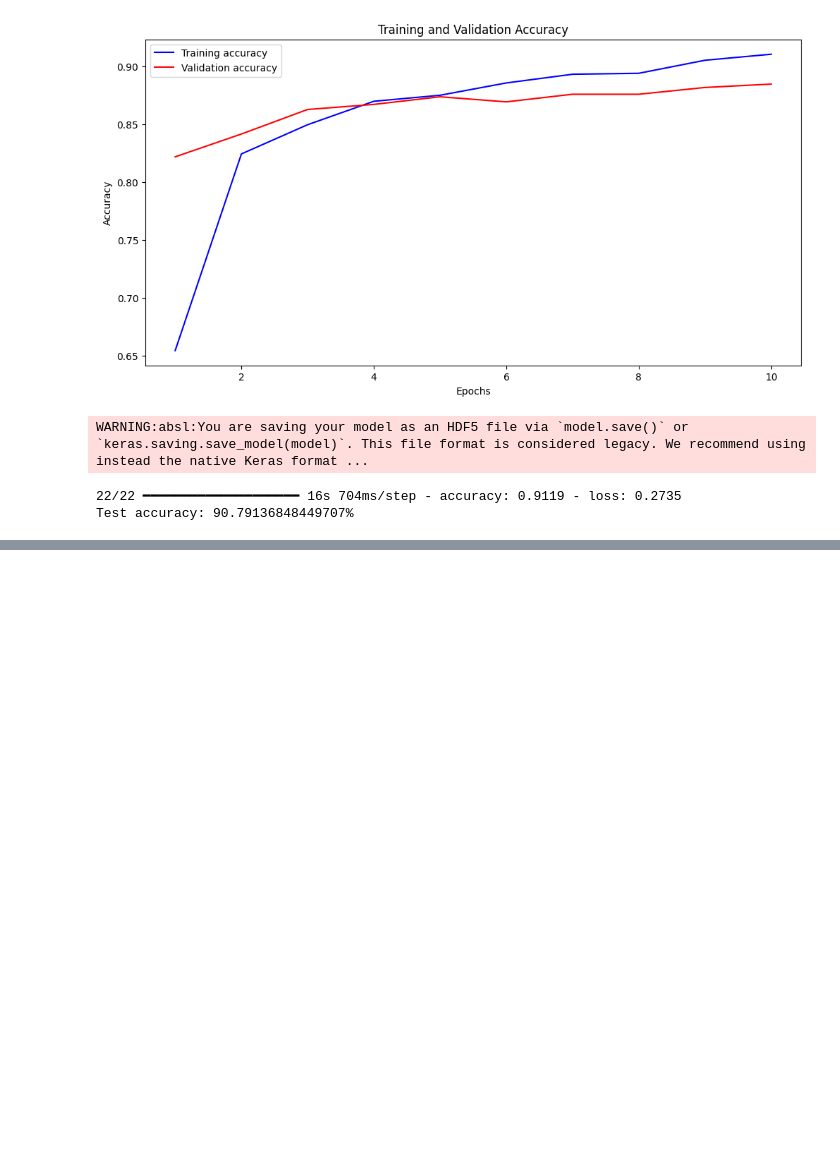
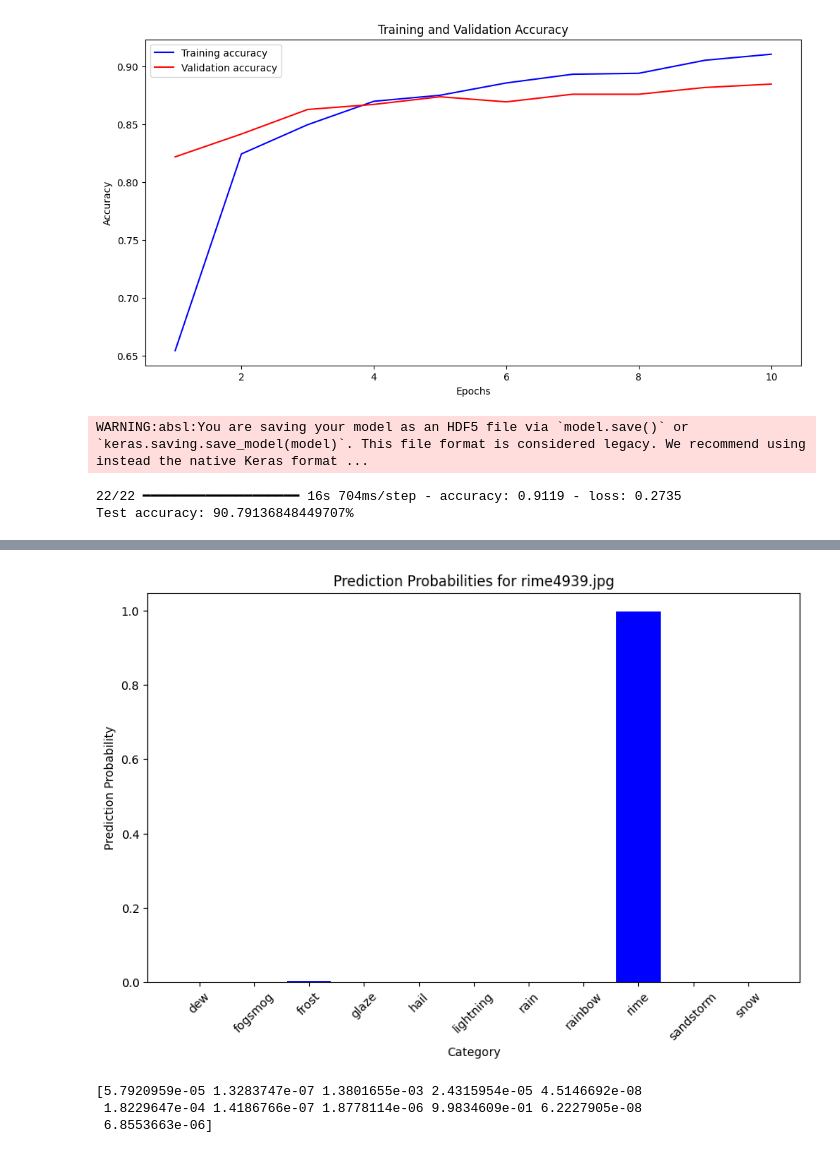
Before and after one commit to XingruiRicky/imageClassification, a Jupyter notebook: imageClassification.ipynb, the cells around one changed output, grey strips where cells are left out. Cells and saved outputs as stored; diff of their text form; code cells hidden in the pictures; blank space fills up the shorter version.

```diff
--- a/imageClassification.ipynb
+++ b/imageClassification.ipynb
@@ -120,0 +235,21 @@ Test accuracy: 90.79136848449707%
+# %%
+# 用于 "lightning1839.jpg" 的预测结果
+plt.figure(figsize=(10, 6))
+plt.bar(class_labels, rime_predictions, color='blue')
+plt.xlabel('Category')
+plt.ylabel('Prediction Probability')
+plt.title('Prediction Probabilities for rime4939.jpg')
+# 在每个柱子上添加概率值
+# for bar in bars:
+#     height = bar.get_height()  # 获取柱子的高度（概率值）
+#     plt.text(bar.get_x() + bar.get_width() / 2, height, f'{height:.2f}',
+#              ha='center', va='bottom')
+plt.xticks(rotation=45)
+plt.show()
+
+print(rime_predictions)
+# %% [output]
+[figure, added]
+[5.7920959e-05 1.3283747e-07 1.3801655e-03 2.4315954e-05 4.5146692e-08
+ 1.8229647e-04 1.4186766e-07 1.8778114e-06 9.9834609e-01 6.2227905e-08
+ 6.8553663e-06]
```
Also changed, not shown: parts of 9 cells of this notebook, 8 other files.
